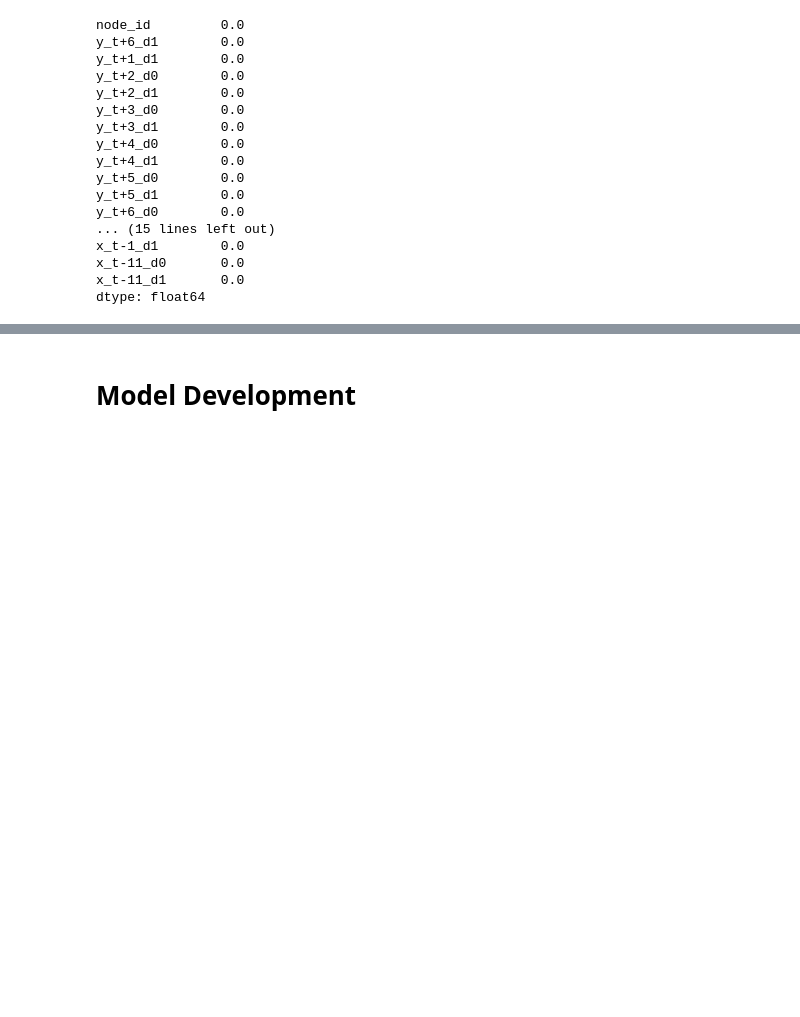
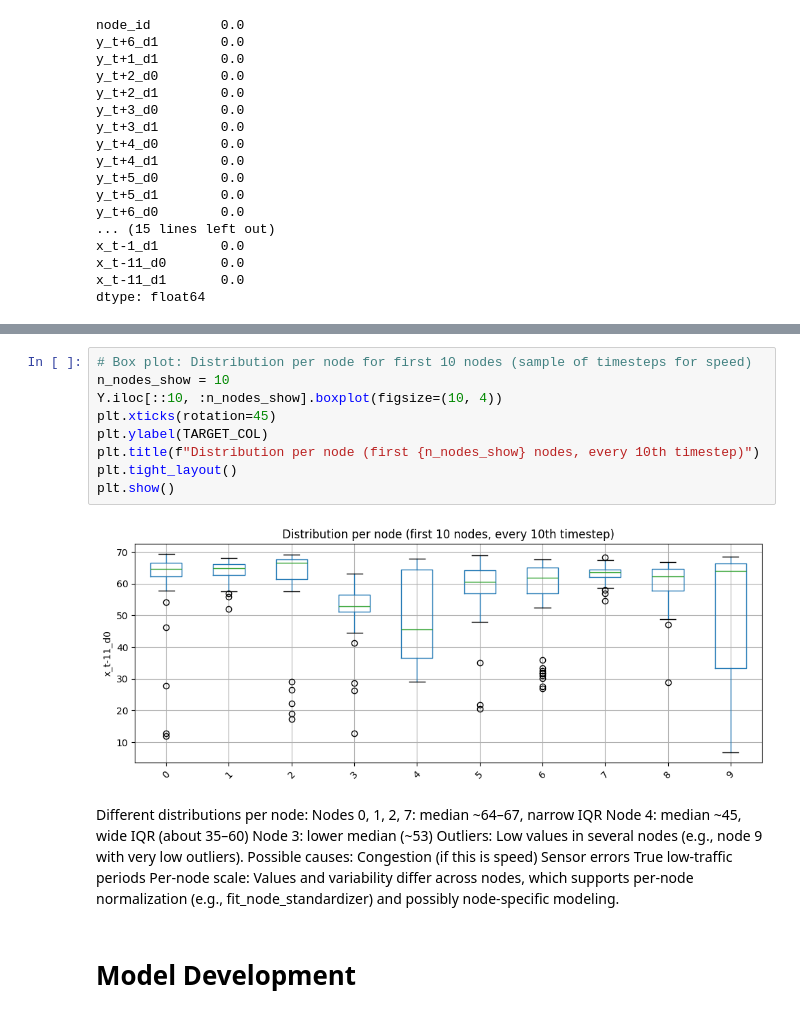
Before and after one commit to Kvnhooman/AAI530_Final_Project_Team7, a Jupyter notebook: Traffic_Prediction.ipynb, the cells around one changed output, grey strips where cells are left out. Saved outputs shown, nothing was run; the diff lists cells and outputs as text; blank space fills up the shorter version.

```diff
--- a/Traffic_Prediction.ipynb
+++ b/Traffic_Prediction.ipynb
@@ -299,3 +302,24 @@ plt.show()
+# %%
+# Box plot: Distribution per node for first 10 nodes (sample of timesteps for speed)
+n_nodes_show = 10
+Y.iloc[::10, :n_nodes_show].boxplot(figsize=(10, 4))
+plt.xticks(rotation=45)
+plt.ylabel(TARGET_COL)
+plt.title(f"Distribution per node (first {n_nodes_show} nodes, every 10th timestep)")
+plt.tight_layout()
+plt.show()
+# %% [output]
+[figure, added]
+# %% [markdown]
+Different distributions per node:
+Nodes 0, 1, 2, 7: median ~64–67, narrow IQR
+Node 4: median ~45, wide IQR (about 35–60)
+Node 3: lower median (~53)
+Outliers: Low values in several nodes (e.g., node 9 with very low outliers). Possible causes:
+Congestion (if this is speed)
+Sensor errors
+True low-traffic periods
+Per-node scale: Values and variability differ across nodes, which supports per-node normalization (e.g., fit_node_standardizer) and possibly node-specific modeling.
 # %% [markdown]
 # Model Development
 # %%
```
Also changed, not shown: parts of 22 cells of this notebook, 5 other files.
